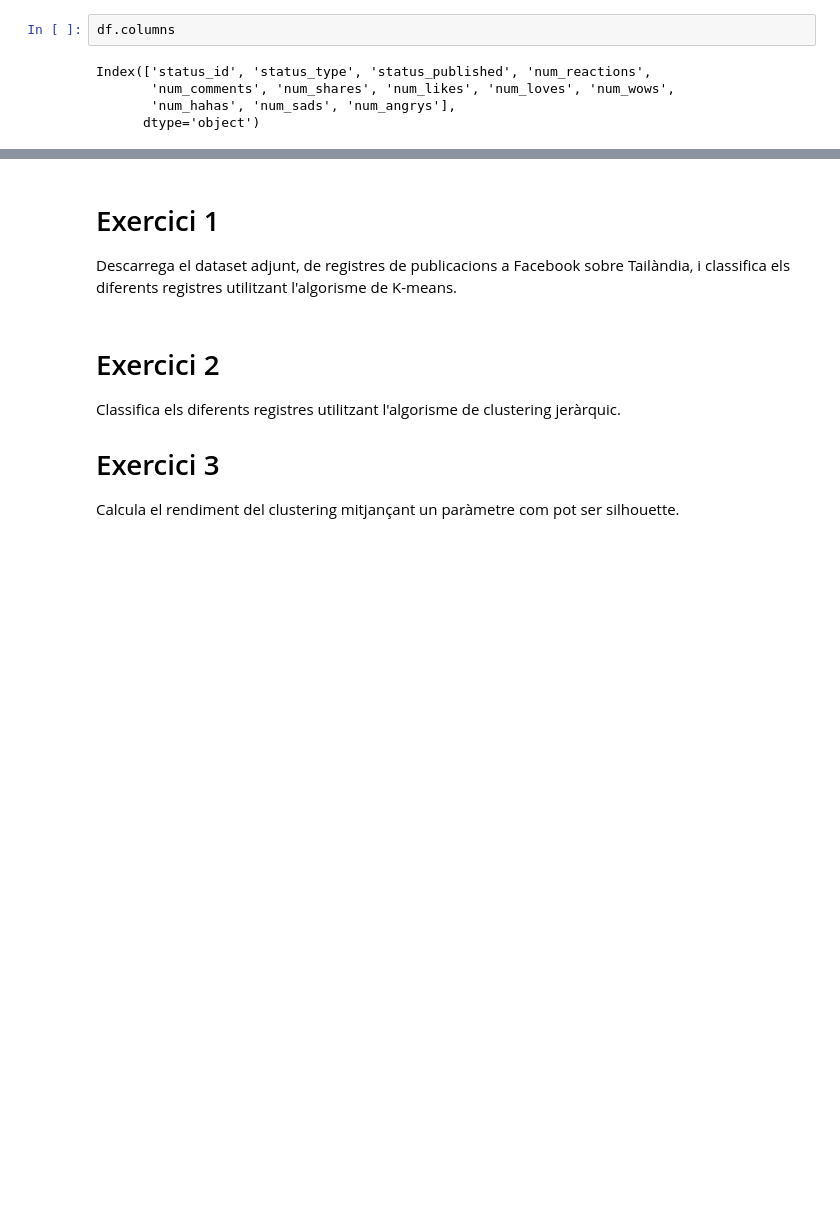
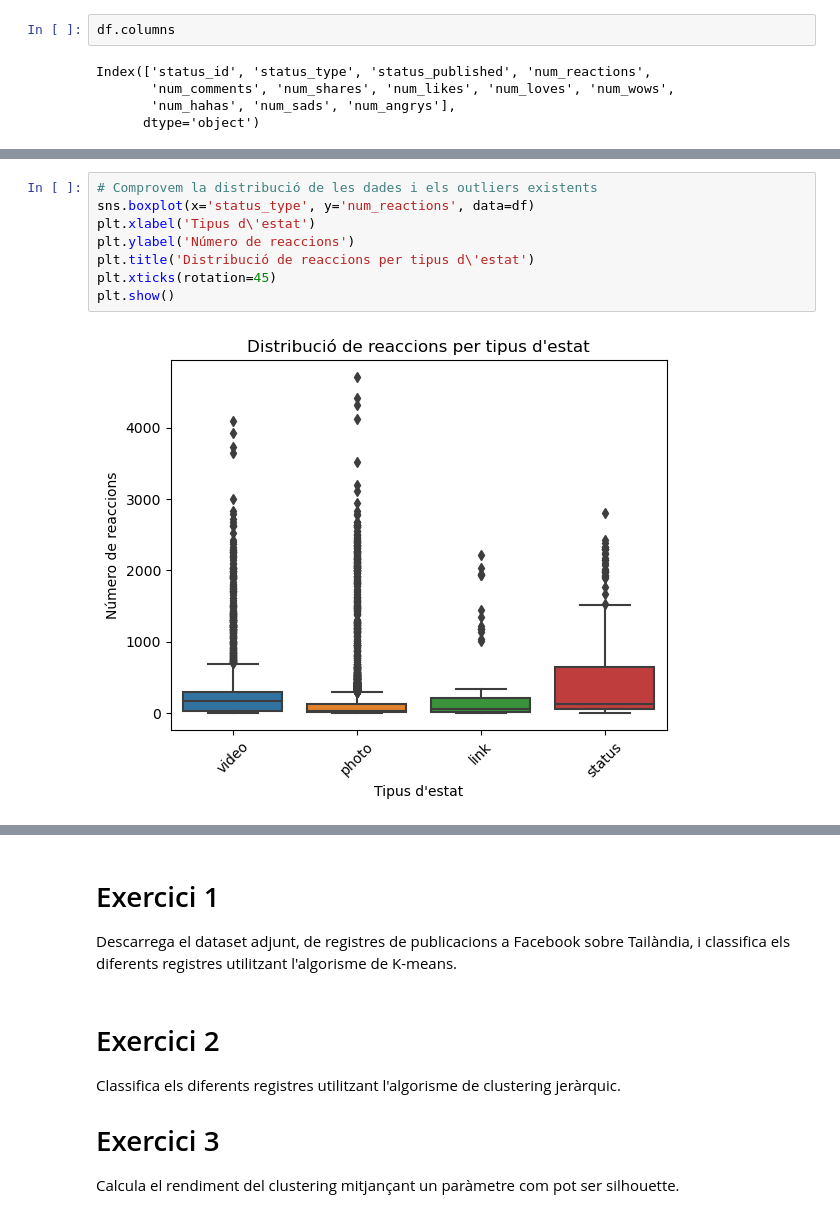
Before and after one commit to edaimon/ML_unsupervised, a Jupyter notebook: T8.1.ipynb, the cells around one changed output, grey strips where cells are left out. Drawn from its saved outputs; the diff is of its cells as text; blank space fills up the shorter version.

```diff
--- a/T8.1.ipynb
+++ b/T8.1.ipynb
@@ -128,0 +308,10 @@ Index(['status_id', 'status_type', 'status_published', 'num_reactions',
+# %%
+# Comprovem la distribució de les dades i els outliers existents
+sns.boxplot(x='status_type', y='num_reactions', data=df)
+plt.xlabel('Tipus d\'estat')
+plt.ylabel('Número de reaccions')
+plt.title('Distribució de reaccions per tipus d\'estat')
+plt.xticks(rotation=45)
+plt.show()
+# %% [output]
+[figure, added]
```
Also changed, not shown: parts of 32 cells of this notebook.
